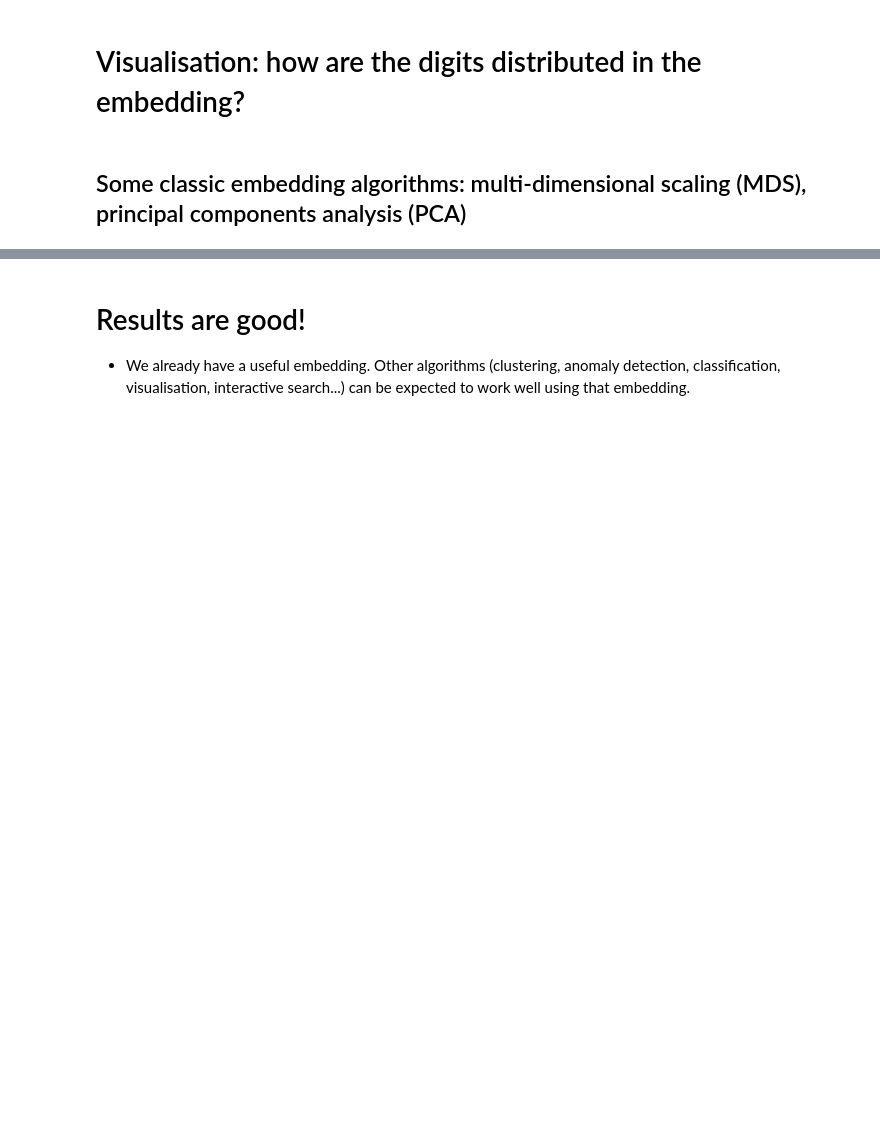
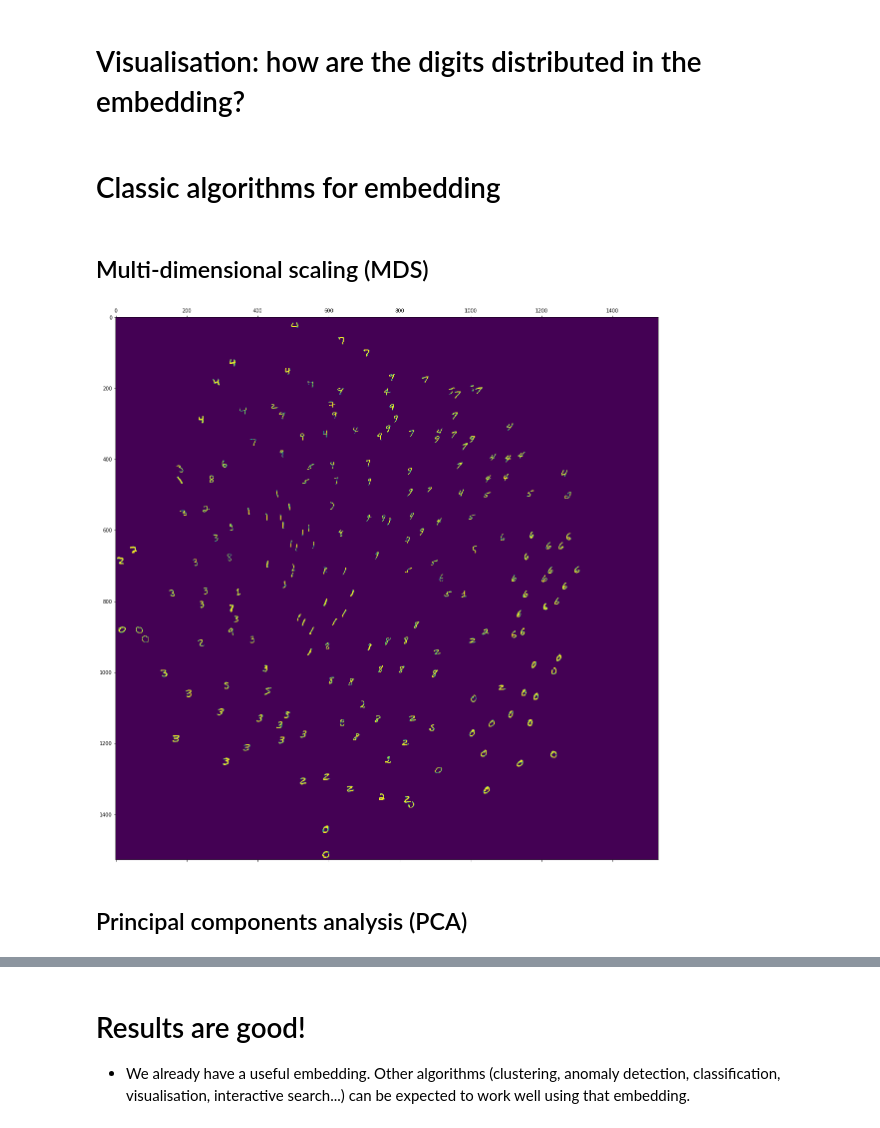
Before and after one commit to jmmcd/ML-snippets, a Jupyter notebook: Representations_for_AI/Representations_for_AI.ipynb, the cells around one changed output, grey strips where cells are left out. Saved outputs shown, nothing was run; the diff lists cells and outputs as text; code cells hidden in the pictures; blank space fills up the shorter version.

```diff
--- a/Representations_for_AI/Representations_for_AI.ipynb
+++ b/Representations_for_AI/Representations_for_AI.ipynb
@@ -123,6 +133,18 @@ def loc2pix(x, size):
     x = x.astype(int)
     assert np.all(x >= 0) and np.all(x <= size)
     return x
-# %% [markdown]
-## Some classic embedding algorithms: multi-dimensional scaling (MDS), principal components analysis (PCA)
+# %% [markdown]
+# Classic algorithms for embedding
+# %% [markdown]
+## Multi-dimensional scaling (MDS)
+# %%
+n_samples_train = n_samples_test = 200
+
+mds = MDS(n_components=2) # fit_transform()
+x = mds.fit_transform(X_train[:n_samples_train].reshape(n_samples_train, 28*28))
+make_viz(x, X_train[:n_samples_test].squeeze())
+# %% [output]
+[figure, added]
+# %% [markdown]
+## Principal components analysis (PCA)
 # %%
```
Also changed, not shown: parts of 33 cells of this notebook, 3 other files.
